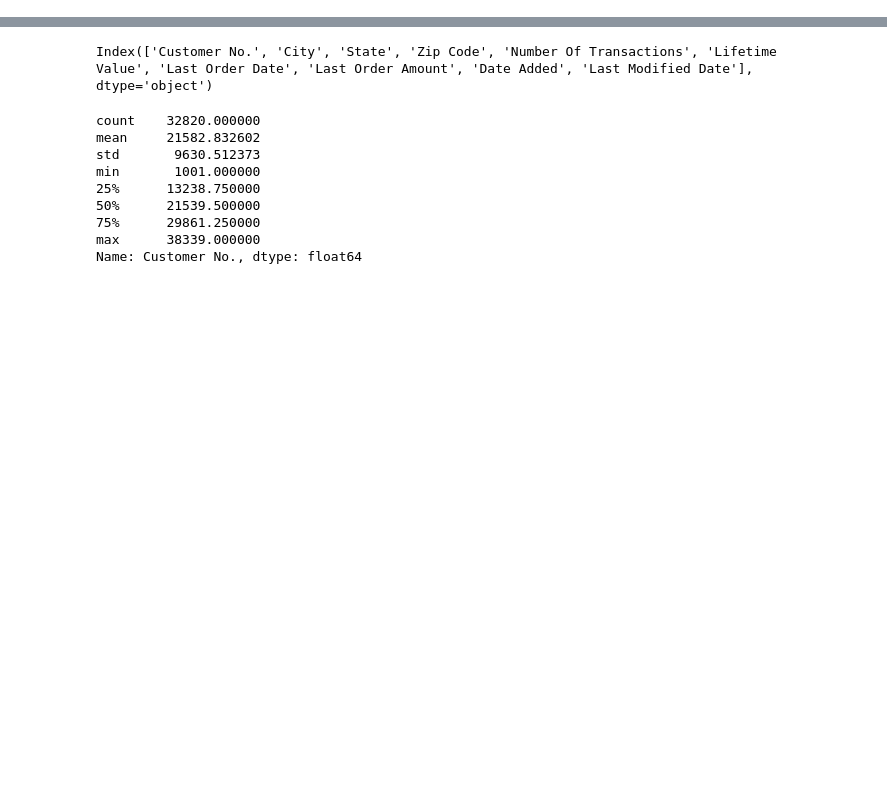
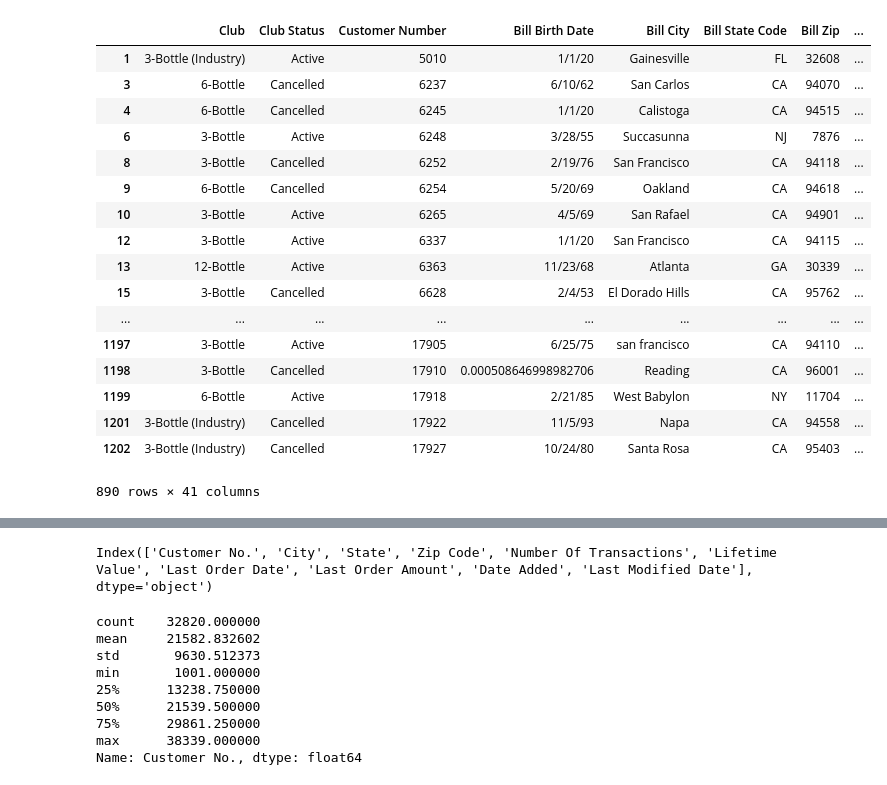
Before and after one commit to sphilazar/wine-clubs, a Jupyter notebook: TestScripts.ipynb, the cells around one changed output, grey strips where cells are left out. Cells and saved outputs as stored; diff of their text form; code cells hidden in the pictures; blank space fills up the shorter version.

```diff
--- a/TestScripts.ipynb
+++ b/TestScripts.ipynb
@@ -16,0 +21,22 @@ from matplotlib import pyplot as plt
+# %%
+oa = OrderAnalysis()
+oa.clean_data()
+# %% [output]
+|  | Club | Club Status | Customer Number | Bill Birth Date | Bill City | Bill State Code | Bill Zip | ... |
+| 1 | 3-Bottle (Industry) | Active | 5010 | 1/1/20 | Gainesville | FL | 32608 | ... |
+| 3 | 6-Bottle | Cancelled | 6237 | 6/10/62 | San Carlos | CA | 94070 | ... |
+| 4 | 6-Bottle | Cancelled | 6245 | 1/1/20 | Calistoga | CA | 94515 | ... |
+| 6 | 3-Bottle | Active | 6248 | 3/28/55 | Succasunna | NJ | 7876 | ... |
+| 8 | 3-Bottle | Cancelled | 6252 | 2/19/76 | San Francisco | CA | 94118 | ... |
+| 9 | 6-Bottle | Cancelled | 6254 | 5/20/69 | Oakland | CA | 94618 | ... |
+| 10 | 3-Bottle | Active | 6265 | 4/5/69 | San Rafael | CA | 94901 | ... |
+| 12 | 3-Bottle | Active | 6337 | 1/1/20 | San Francisco | CA | 94115 | ... |
+| 13 | 12-Bottle | Active | 6363 | 11/23/68 | Atlanta | GA | 30339 | ... |
+| 15 | 3-Bottle | Cancelled | 6628 | 2/4/53 | El Dorado Hills | CA | 95762 | ... |
+| ... | ... | ... | ... | ... | ... | ... | ... | ... |
+| 1197 | 3-Bottle | Active | 17905 | 6/25/75 | san francisco | CA | 94110 | ... |
+| 1198 | 3-Bottle | Cancelled | 17910 | 0.000508646998982706 | Reading | CA | 96001 | ... |
+| 1199 | 6-Bottle | Active | 17918 | 2/21/85 | West Babylon | NY | 11704 | ... |
+| 1201 | 3-Bottle (Industry) | Cancelled | 17922 | 11/5/93 | Napa | CA | 94558 | ... |
+| 1202 | 3-Bottle (Industry) | Cancelled | 17927 | 10/24/80 | Santa Rosa | CA | 95403 | ... |
+890 rows × 41 columns
```
Also changed, not shown: parts of 19 cells of this notebook, 7 other files.
